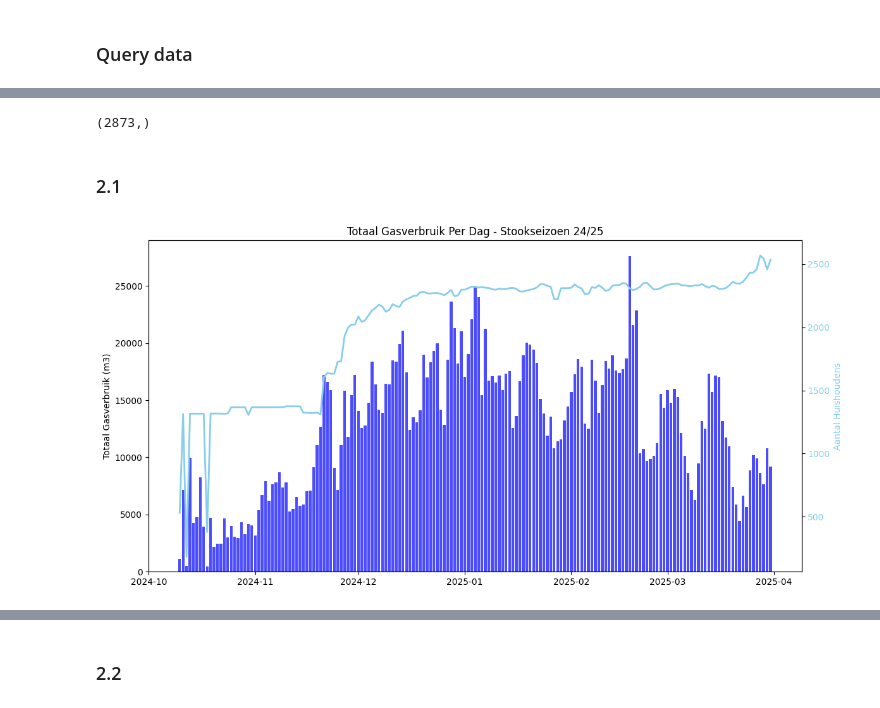
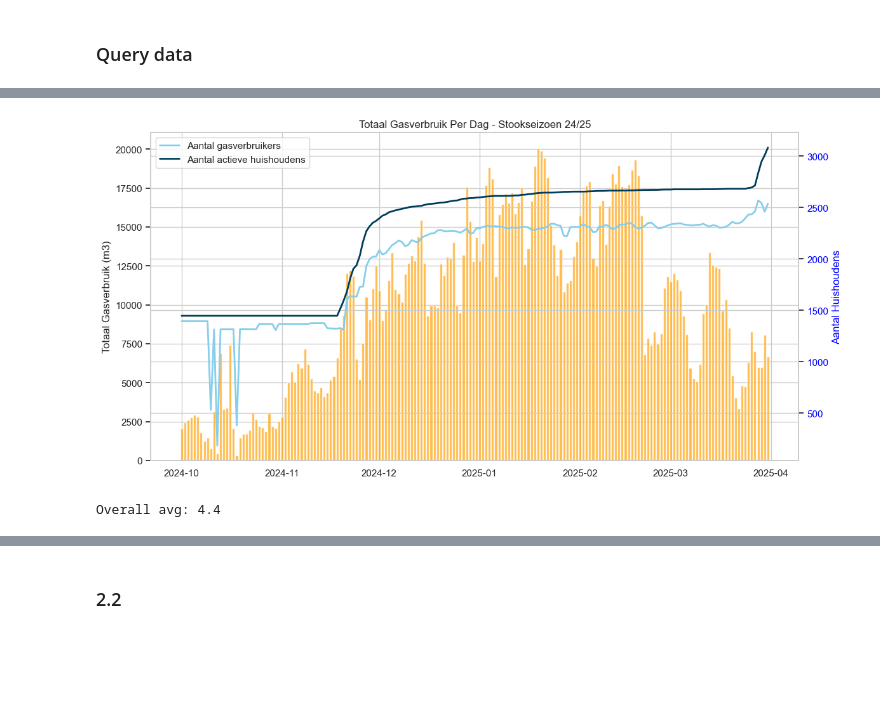
Before and after one commit to Gijsbertbas/swa, a Jupyter notebook: notebooks/midden_drenthe.ipynb, the cells around one changed output, grey strips where cells are left out. Cells and saved outputs as stored; diff of their text form; code cells hidden in the pictures; blank space fills up the shorter version.

```diff
--- a/notebooks/midden_drenthe.ipynb
+++ b/notebooks/midden_drenthe.ipynb
@@ -58,3 +57,4 @@ households = wr.athena.read_sql_query(
     workgroup="primary",
     boto3_session=session,
 )
+households['date_of_activation'] = pd.to_datetime(households['date_of_activation'])
@@ -64,0 +61,18 @@ households.shape
+# %%
+# remove restaurant Het Wapen van Schotland which should not be part of this exercise
+households = households[households['id']!='aa80d5d4-eea3-443f-b813-6bb84d817b34']
+# %%
+class Colors(str, Enum):
+    NEUTRAL='#41BEFA'
+    GREEN='#78C896'
+    YELLOW='#FACD46'
+    PINK='#F5B4B4'
+    GAS='#FFA000'
+    ELECTRICITY='#64B9B4'
+    SUN='#FFDC41'
+    COSTS='#5082A0'
+    DARKBLUE='#003C5A'
+    BLUE500='#00a9fd'
+
+LABELS = ['geen', 'laag','normaal','hoog']
+COLORS = {'geen': Colors.DARKBLUE.value, 'laag': Colors.GREEN.value, 'normaal': Colors.YELLOW.value, 'hoog': '#D55B31'}
@@ -79,3 +125,4 @@ gas_df = wr.athena.read_sql_query(
     workgroup="primary",
     boto3_session=session,
 )
+gas_df.drop_duplicates(inplace=True)
@@ -91,43 +129,45 @@ gas_df.head()
-# %%
-gas_df['household_id'].unique().shape
-# %% [output]
-(2873,)
-# %% [markdown]
-### 2.1
 # %%
-df = gas_df
-
-# Assuming your dataframe is called 'df'
+df = gas_df.copy()
 df['date'] = pd.to_datetime(df['date'])
 
 # Group by date to get daily metrics
 daily_stats = df.groupby('date').agg({
     'usage': 'sum',  # Total usage per day
     'household_id': 'nunique'  # Unique household count per day
 }).reset_index()
 
+# Add count of active users for each day
+def count_active_households(row: pd.DataFrame) -> pd.DataFrame:
+    """Add the number of active households to the row based on the 'date' column"""
+    row['active_count'] = sum(households['date_of_activation'] <= row['date'])
+    return row
+daily_stats = daily_stats.apply(count_active_households, axis=1)
+
 # Create the plot
 fig, ax1 = plt.subplots(figsize=(12, 6))
 
 # Bar chart for cumulative usage
-ax1.bar(daily_stats['date'], daily_stats['usage'], alpha=0.7, color='blue', label='Daily Usage')
+ax1.bar(daily_stats['date'], daily_stats['usage'], alpha=0.7, color=Colors.GAS.value, label='Daily Usage')
 # ax1.set_ylabel('Totaal Gasverbruik (m3)', color='blue')
 # ax1.tick_params(axis='y', labelcolor='blue')
 ax1.set_ylabel('Totaal Gasverbruik (m3)')
 ax1.tick_params(axis='y')
 
 # Create second y-axis for household count
 ax2 = ax1.twinx()
-ax2.plot(daily_stats['date'], daily_stats['household_id'], color='skyblue', linewidth=2, label='Unique Households')
-ax2.set_ylabel('Aantal Huishoudens', color='skyblue')
-ax2.tick_params(axis='y', labelcolor='skyblue')
+ax2.plot(daily_stats['date'], daily_stats['household_id'], color='skyblue', linewidth=2, label='Aantal gasverbruikers')
+ax2.plot(daily_stats['date'], daily_stats['active_count'], color=Colors.DARKBLUE.value, linewidth=2, label='Aantal actieve huishoudens')
+# ax2.plot(daily_stats['date'], daily_stats['active_count'] - daily_stats['household_id'], color=Colors.GREEN.value, linewidth=2, label='Verschil')
+ax2.set_ylabel('Aantal Huishoudens', color='blue')
+ax2.tick_params(axis='y', labelcolor='blue')
+ax2.legend()
 
 plt.title('Totaal Gasverbruik Per Dag - Stookseizoen 24/25')
 plt.xticks()
 plt.tight_layout()
 
 _ = plt.savefig('../data/middendrenthe/2.1-totaal_gasverbruik_seizoen.png', dpi=300, bbox_inches='tight', facecolor='white')
 
 plt.show()
 # %% [output]
-[figure, old version]
+[figure, new version]
@@ -133,0 +178,28 @@ plt.show()
+# %%
+df = gas_df.copy()
+df['date'] = pd.to_datetime(df['date'])
+
+# Group by date to get daily metrics
+daily_stats = df.groupby('date').agg({
+    'usage': 'sum',  # Total usage per day
+    'household_id': 'nunique'  # Unique household count per day
+}).reset_index()
+daily_stats.rename(columns={'household_id': 'num_households'}, inplace=True)
+
+# Add count of active users for each day
+def count_active_households(row: pd.DataFrame) -> pd.DataFrame:
+    """Add the number of active households to the row based on the 'date' column
+    NOTE: 'date_of_activation' is only filled for active households"""
+    row['active_count'] = sum(households['date_of_activation'] <= row['date'])
+    return row
+
+daily_stats = daily_stats.apply(count_active_households, axis=1)
+
+# Calculate average usage per household
+daily_stats['avg_usage_per_household'] = daily_stats['usage'] / daily_stats['num_households']
+
+# Calculate overall average for the active app users
+overall_avg = sum(daily_stats['usage'])/sum(daily_stats['active_count'])
+print(f'Overall avg: {overall_avg:.1f}')
+# %% [output]
+Overall avg: 4.4
```
Also changed, not shown: parts of 145 cells of this notebook, 16 other files.
